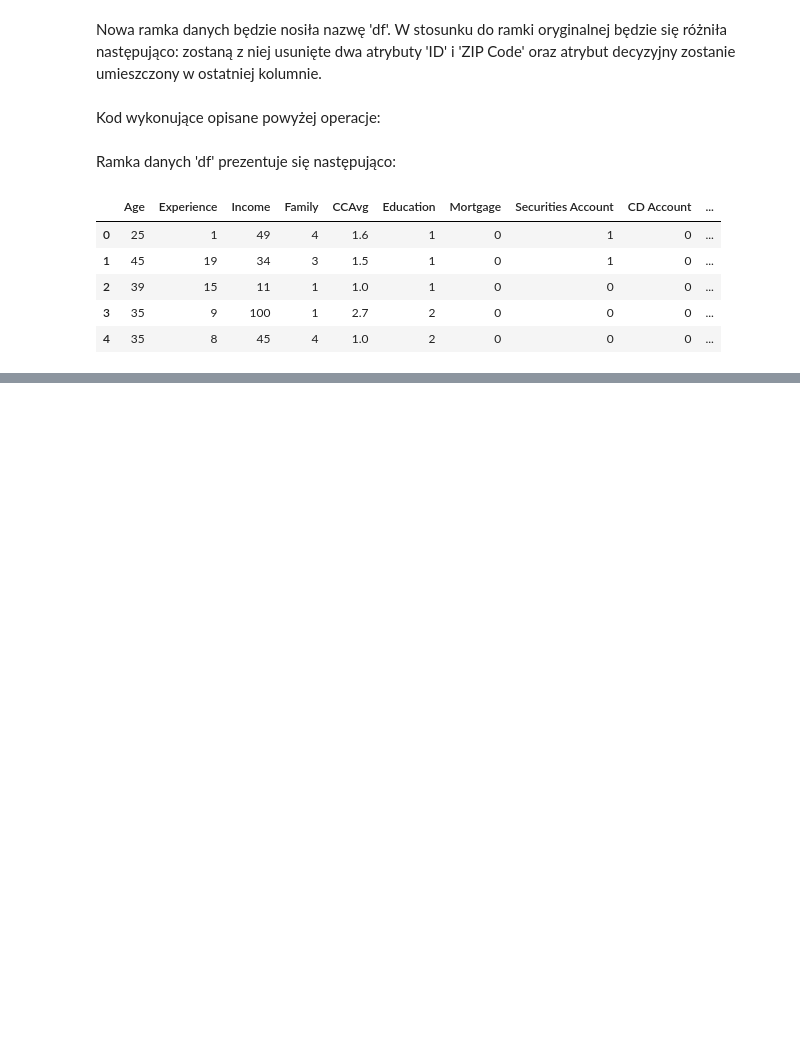
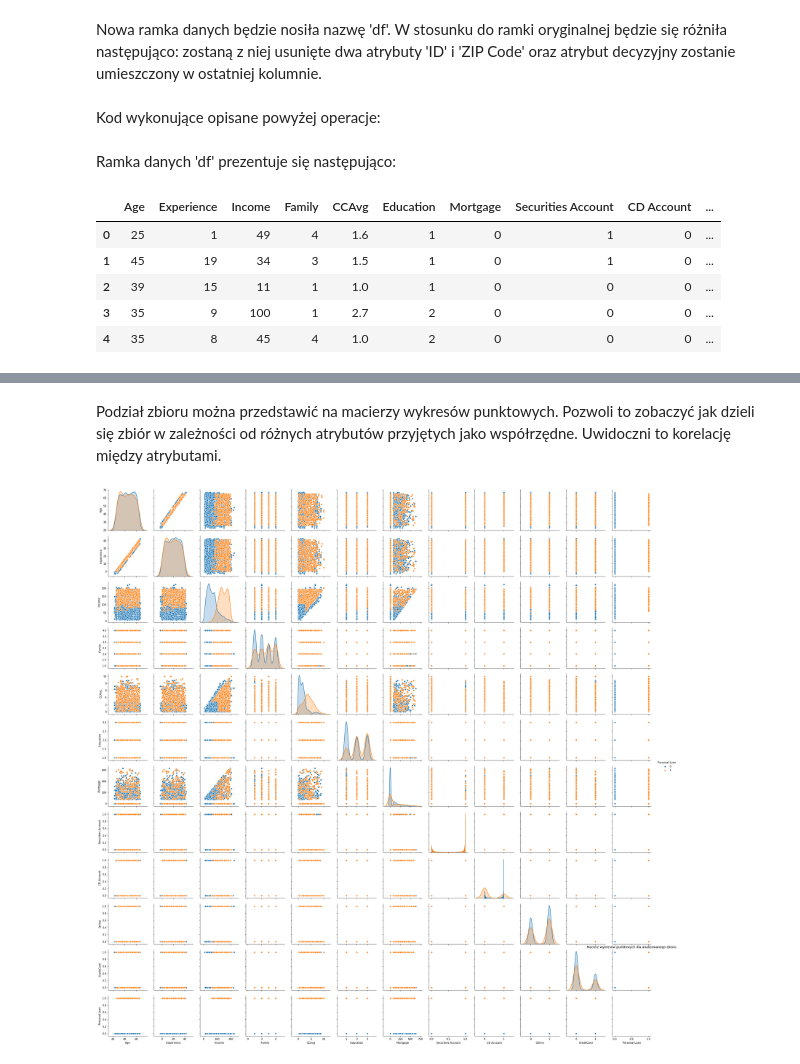
Before and after one commit to wanero13/priad, a Jupyter notebook: pachnia_kossakowski_banki.ipynb, the cells around one changed output, grey strips where cells are left out. Saved outputs shown, nothing was run; the diff lists cells and outputs as text; code cells hidden in the pictures; blank space fills up the shorter version.

```diff
--- a/pachnia_kossakowski_banki.ipynb
+++ b/pachnia_kossakowski_banki.ipynb
@@ -165,0 +176,8 @@ df.head()
+# %% [markdown]
+Podział zbioru można przedstawić na macierzy wykresów punktowych. Pozwoli to zobaczyć jak dzieli się zbiór w zależności od różnych atrybutów przyjętych jako współrzędne. Uwidoczni to korelację między atrybutami.
+# %%
+sns.pairplot(df, hue='Personal Loan')
+plt.title("Macierz wykresów punktowych dla analizowanego zbioru")
+plt.show()
+# %% [output]
+[figure, added]
```
Also changed, not shown: parts of 14 cells of this notebook.
